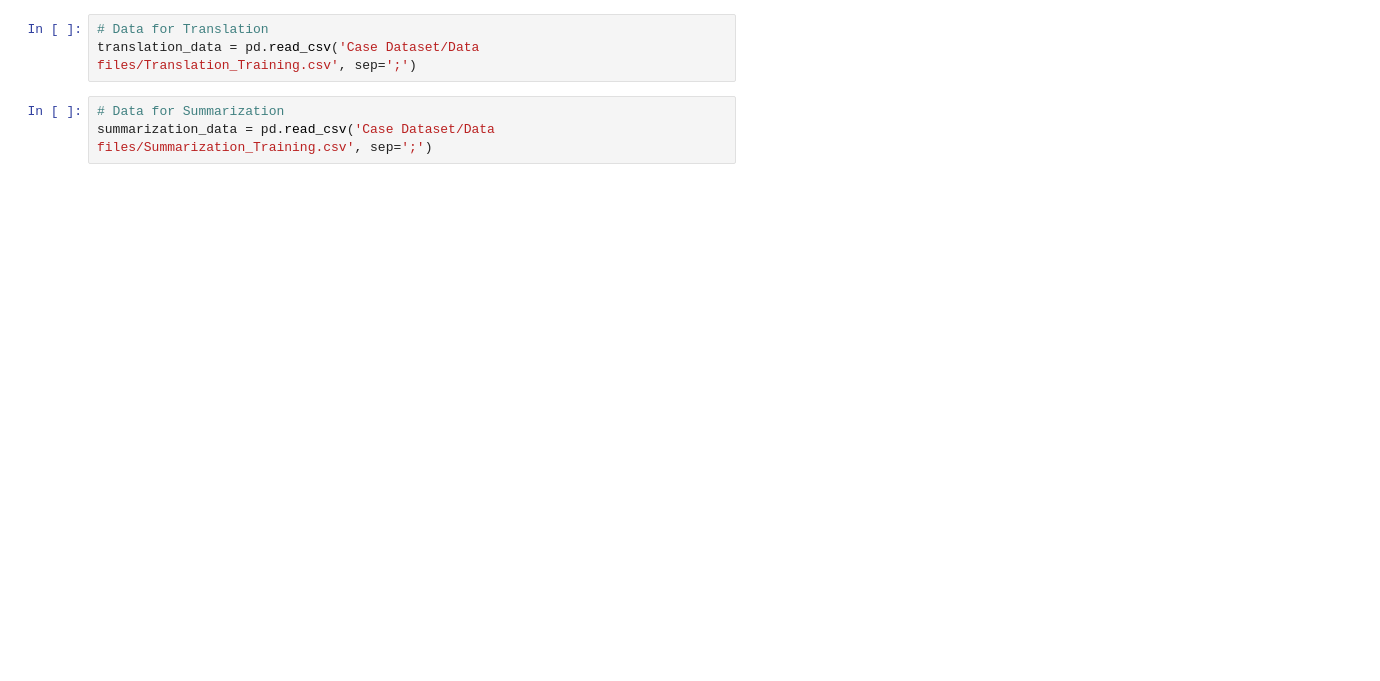
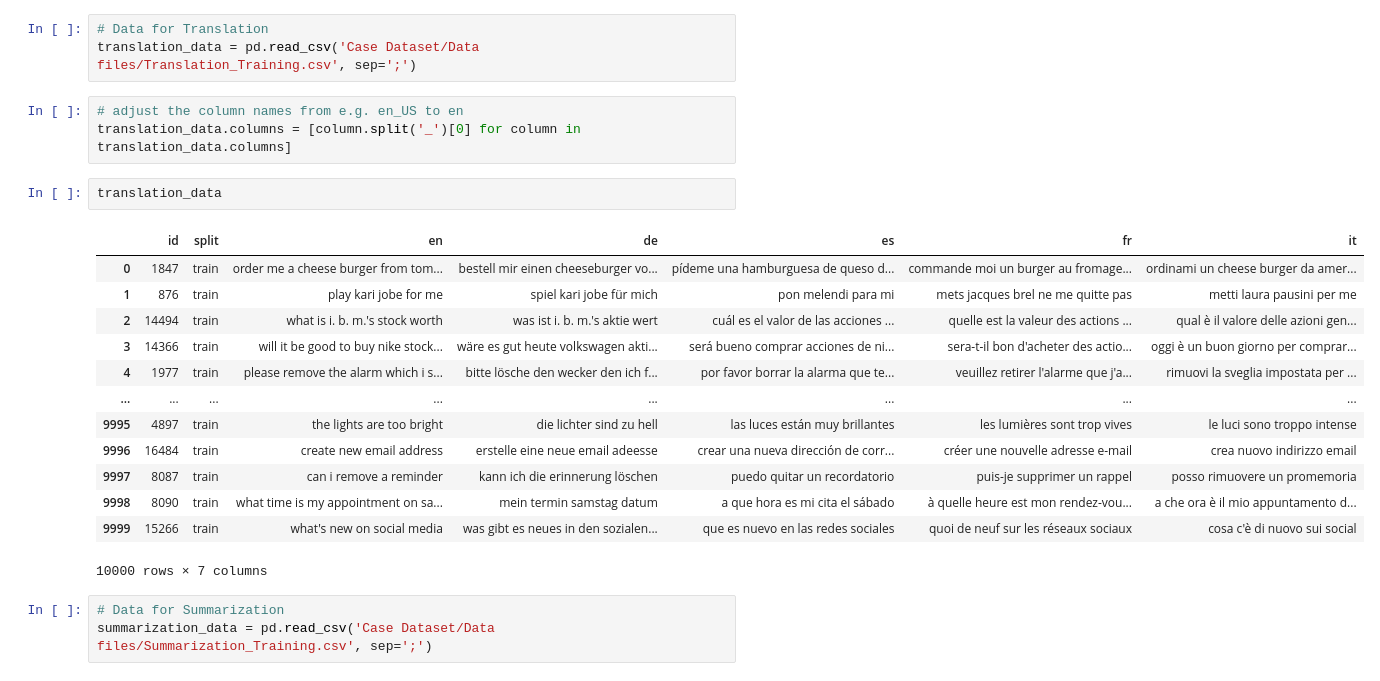
Before and after one commit to Natural-Language-Processing-SS24/task1, a Jupyter notebook: Sandbox.ipynb, the cells around one changed output. Drawn from its saved outputs; the diff is of its cells as text; blank space fills up the shorter version.

```diff
--- a/Sandbox.ipynb
+++ b/Sandbox.ipynb
@@ -10,6 +75,25 @@ with open('Case Dataset/Data files/NER_text_Wikipedia_crawl.txt', 'r') as file:
 # %%
 # Data for Translation
 translation_data = pd.read_csv('Case Dataset/Data files/Translation_Training.csv', sep=';')
+# %%
+# adjust the column names from e.g. en_US to en
+translation_data.columns = [column.split('_')[0] for column in translation_data.columns]
+# %%
+translation_data
+# %% [output]
+|  | id | split | en | de | es | fr | it |
+| 0 | 1847 | train | order me a cheese burger from tom... | bestell mir einen cheeseburger vo... | pídeme una hamburguesa de queso d... | commande moi un burger au fromage... | ordinami un cheese burger da amer... |
+| 1 | 876 | train | play kari jobe for me | spiel kari jobe für mich | pon melendi para mi | mets jacques brel ne me quitte pas | metti laura pausini per me |
+| 2 | 14494 | train | what is i. b. m.'s stock worth | was ist i. b. m.'s aktie wert | cuál es el valor de las acciones ... | quelle est la valeur des actions ... | qual è il valore delle azioni gen... |
+| 3 | 14366 | train | will it be good to buy nike stock... | wäre es gut heute volkswagen akti... | será bueno comprar acciones de ni... | sera-t-il bon d'acheter des actio... | oggi è un buon giorno per comprar... |
+| 4 | 1977 | train | please remove the alarm which i s... | bitte lösche den wecker den ich f... | por favor borrar la alarma que te... | veuillez retirer l'alarme que j'a... | rimuovi la sveglia impostata per ... |
+| ... | ... | ... | ... | ... | ... | ... | ... |
+| 9995 | 4897 | train | the lights are too bright | die lichter sind zu hell | las luces están muy brillantes | les lumières sont trop vives | le luci sono troppo intense |
+| 9996 | 16484 | train | create new email address | erstelle eine neue email adeesse | crear una nueva dirección de corr... | créer une nouvelle adresse e-mail | crea nuovo indirizzo email |
+| 9997 | 8087 | train | can i remove a reminder | kann ich die erinnerung löschen | puedo quitar un recordatorio | puis-je supprimer un rappel | posso rimuovere un promemoria |
+| 9998 | 8090 | train | what time is my appointment on sa... | mein termin samstag datum | a que hora es mi cita el sábado | à quelle heure est mon rendez-vou... | a che ora è il mio appuntamento d... |
+| 9999 | 15266 | train | what's new on social media | was gibt es neues in den sozialen... | que es nuevo en las redes sociales | quoi de neuf sur les réseaux sociaux | cosa c'è di nuovo sui social |
+10000 rows × 7 columns
 # %%
 # Data for Summarization
 summarization_data = pd.read_csv('Case Dataset/Data files/Summarization_Training.csv', sep=';')
```
Also changed, not shown: parts of 12 cells of this notebook.
